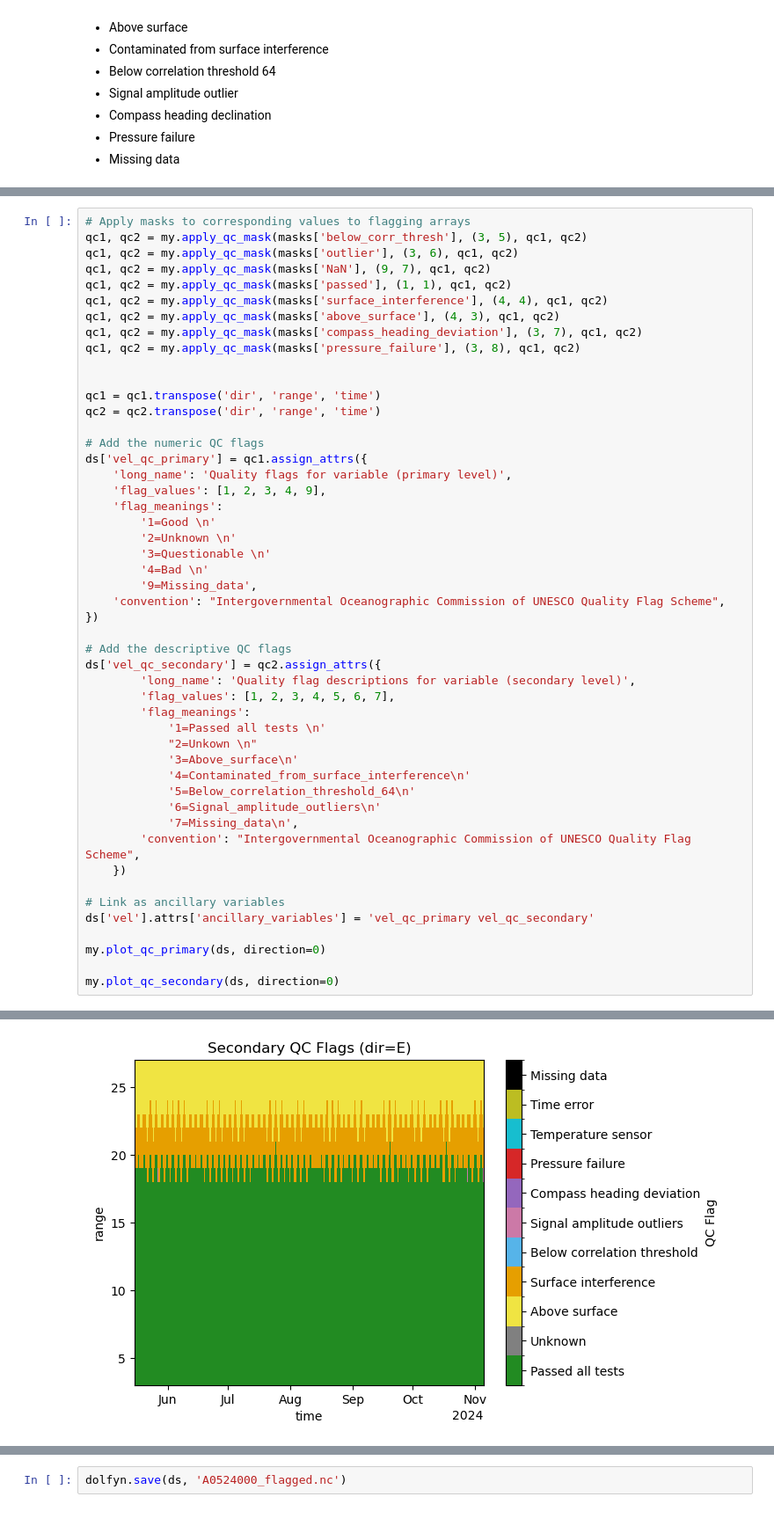
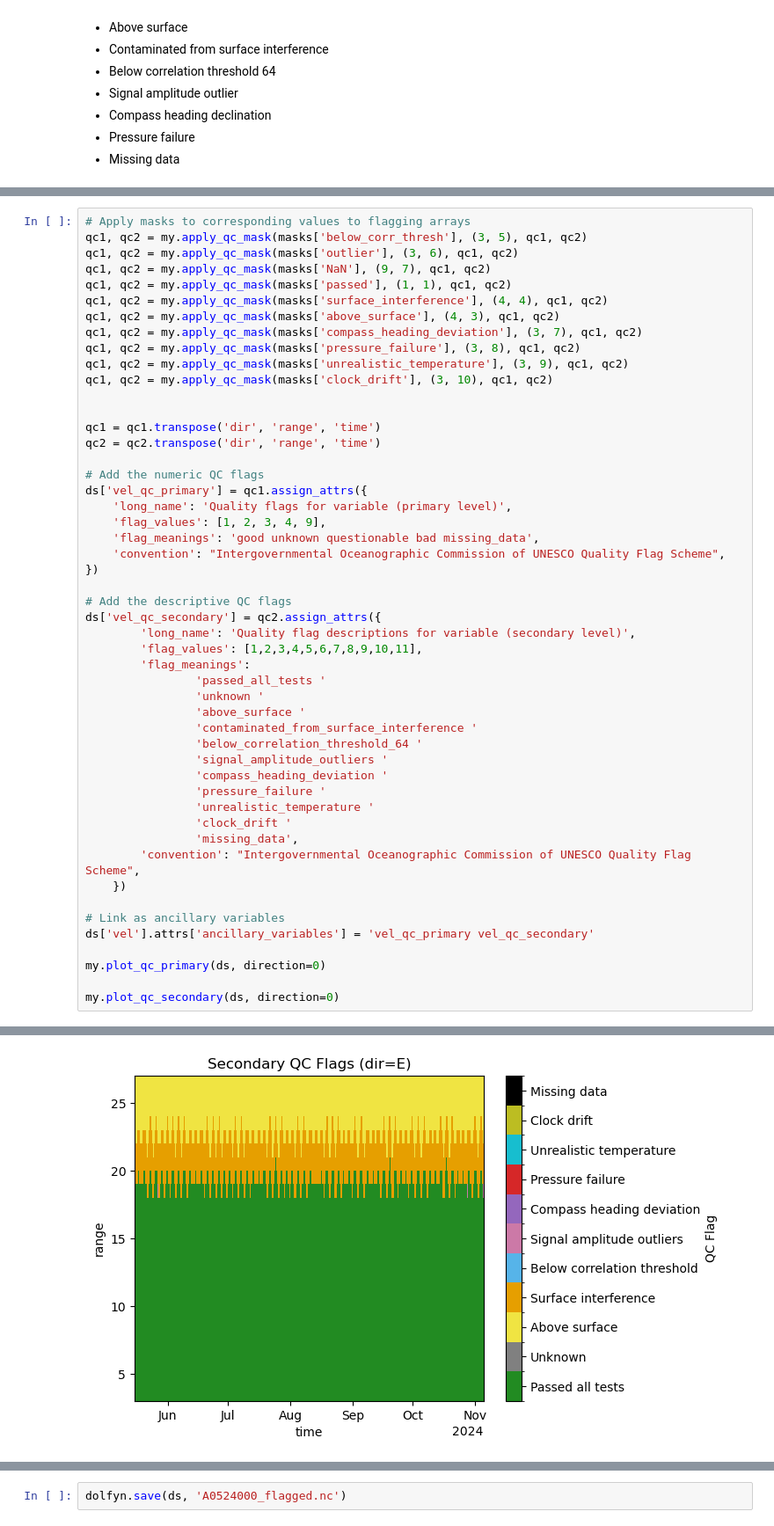
Before and after one commit to AnurovaPrykhodko/ADCP-internship, a Jupyter notebook: quality_flagging.ipynb, the cells around one changed output, grey strips where cells are left out. Shown at 88% size. Drawn from its saved outputs; the diff is of its cells as text.

Commit message:
Added flags for clock drift, temperature. Added summary of results. Adjsuted for timezone

```diff
--- a/quality_flagging.ipynb
+++ b/quality_flagging.ipynb
@@ -135,45 +149,46 @@ qc1, qc2 = my.apply_qc_mask(masks['surface_interference'], (4, 4), qc1, qc2)
 qc1, qc2 = my.apply_qc_mask(masks['above_surface'], (4, 3), qc1, qc2)
 qc1, qc2 = my.apply_qc_mask(masks['compass_heading_deviation'], (3, 7), qc1, qc2)
 qc1, qc2 = my.apply_qc_mask(masks['pressure_failure'], (3, 8), qc1, qc2)
+qc1, qc2 = my.apply_qc_mask(masks['unrealistic_temperature'], (3, 9), qc1, qc2)
+qc1, qc2 = my.apply_qc_mask(masks['clock_drift'], (3, 10), qc1, qc2)
 
 
 qc1 = qc1.transpose('dir', 'range', 'time')
 qc2 = qc2.transpose('dir', 'range', 'time')
 
 # Add the numeric QC flags
 ds['vel_qc_primary'] = qc1.assign_attrs({
     'long_name': 'Quality flags for variable (primary level)',
     'flag_values': [1, 2, 3, 4, 9],
-    'flag_meanings':
-        '1=Good \n'
-        '2=Unknown \n'
-        '3=Questionable \n'
-        '4=Bad \n'
-        '9=Missing_data',
+    'flag_meanings': 'good unknown questionable bad missing_data',
     'convention': "Intergovernmental Oceanographic Commission of UNESCO Quality Flag Scheme",
 })
 
 # Add the descriptive QC flags
 ds['vel_qc_secondary'] = qc2.assign_attrs({
         'long_name': 'Quality flag descriptions for variable (secondary level)',
-        'flag_values': [1, 2, 3, 4, 5, 6, 7],
+        'flag_values': [1,2,3,4,5,6,7,8,9,10,11],
         'flag_meanings':
-            '1=Passed all tests \n'
-            "2=Unkown \n"
-            '3=Above_surface\n'
-            '4=Contaminated_from_surface_interference\n'
-            '5=Below_correlation_threshold_64\n'
-            '6=Signal_amplitude_outliers\n'
-            '7=Missing_data\n',
+                'passed_all_tests '
+                'unknown '
+                'above_surface '
+                'contaminated_from_surface_interference '
+                'below_correlation_threshold_64 '
+                'signal_amplitude_outliers '
+                'compass_heading_deviation '
+                'pressure_failure '
+                'unrealistic_temperature '
+                'clock_drift '
+                'missing_data',
         'convention': "Intergovernmental Oceanographic Commission of UNESCO Quality Flag Scheme",
     })
 
 # Link as ancillary variables
 ds['vel'].attrs['ancillary_variables'] = 'vel_qc_primary vel_qc_secondary'
 
 my.plot_qc_primary(ds, direction=0)
 
 my.plot_qc_secondary(ds, direction=0)
 # %% [output]
 [figure]
-[figure, old version]
+[figure, new version]
```
Also changed, not shown: parts of 6 cells of this notebook.
